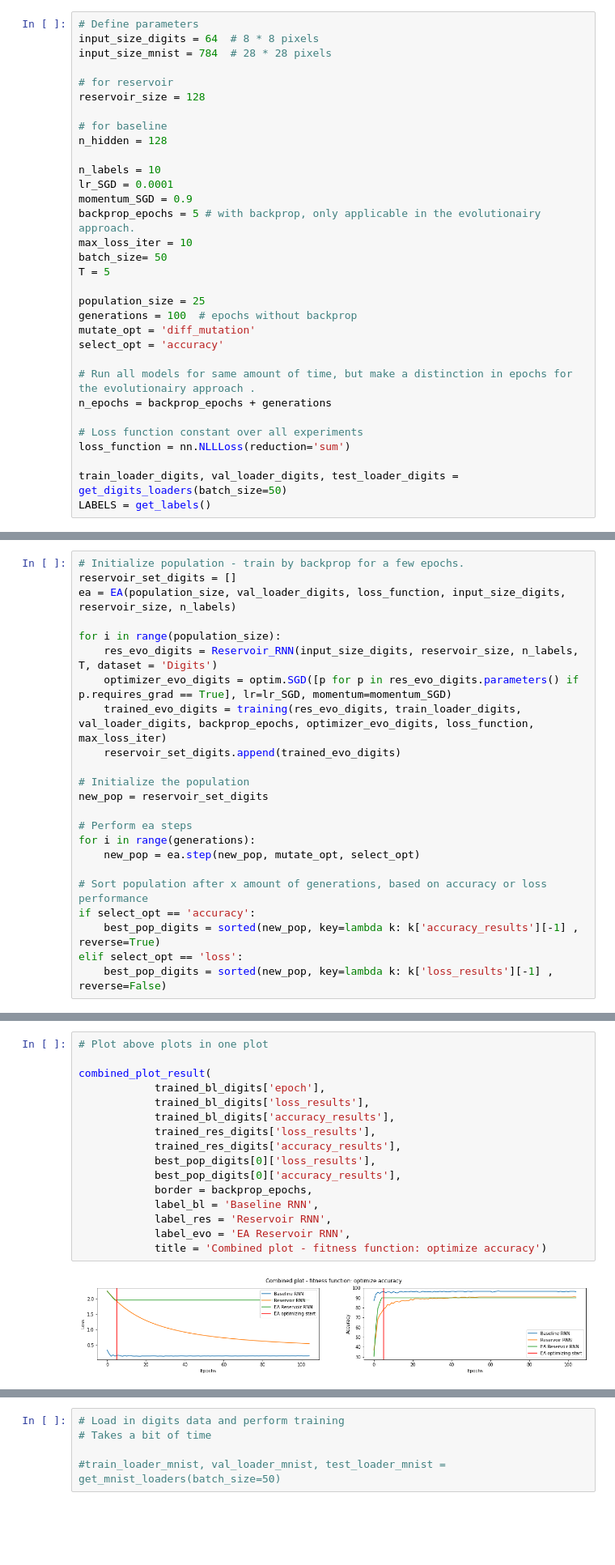
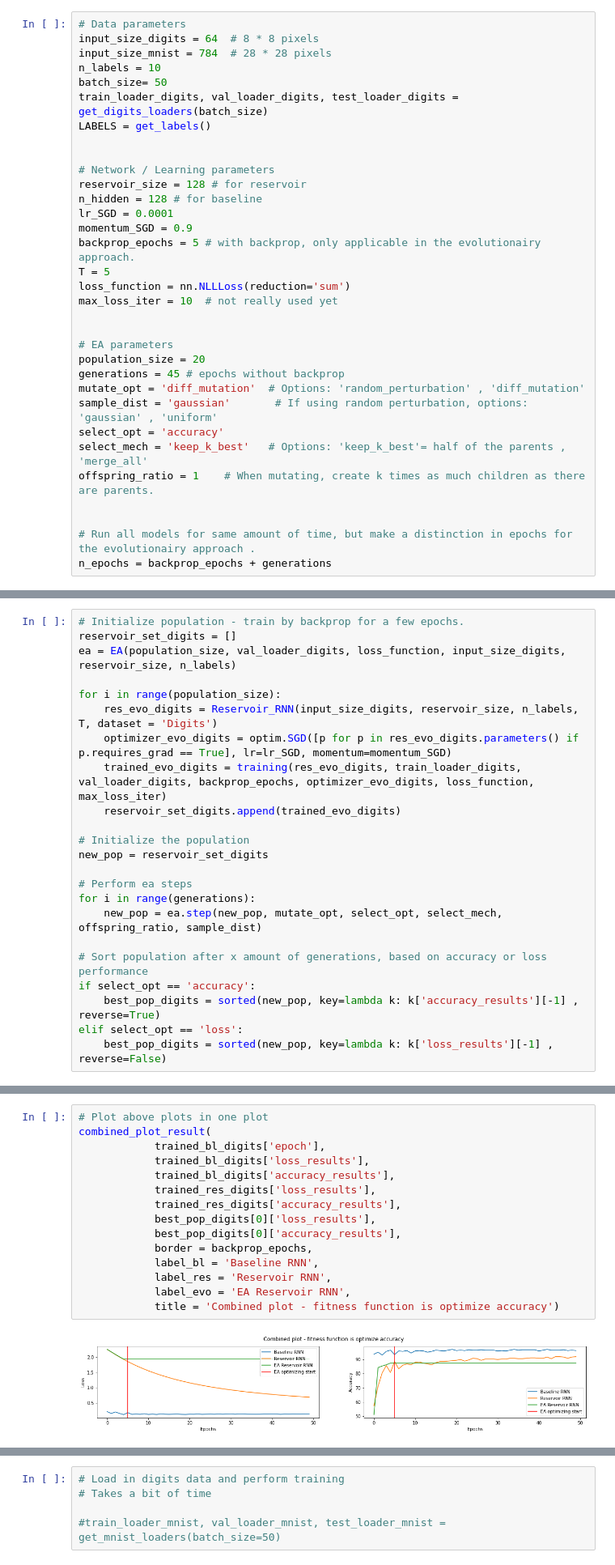
Before and after one commit to wiebetimmers/thesis_project, a Jupyter notebook: main.ipynb, the cells around one changed output, grey strips where cells are left out. Shown at 81% size. Saved outputs shown, nothing was run; the diff lists cells and outputs as text; blank space fills up the shorter version.

```diff
--- a/main.ipynb
+++ b/main.ipynb
@@ -16,32 +20,33 @@ from pytorch_model_summary import summary
 # %%
-# Define parameters
+# Data parameters
 input_size_digits = 64  # 8 * 8 pixels
 input_size_mnist = 784  # 28 * 28 pixels
+n_labels = 10
+batch_size= 50
+train_loader_digits, val_loader_digits, test_loader_digits = get_digits_loaders(batch_size)
+LABELS = get_labels()
 
-# for reservoir
-reservoir_size = 128
 
-# for baseline
-n_hidden = 128
-
-n_labels = 10
+# Network / Learning parameters
+reservoir_size = 128 # for reservoir
+n_hidden = 128 # for baseline
 lr_SGD = 0.0001
 momentum_SGD = 0.9
 backprop_epochs = 5 # with backprop, only applicable in the evolutionairy approach.
-max_loss_iter = 10
-batch_size= 50
 T = 5
+loss_function = nn.NLLLoss(reduction='sum')
+max_loss_iter = 10  # not really used yet
 
-population_size = 25
-generations = 100  # epochs without backprop
-mutate_opt = 'diff_mutation'
+
+# EA parameters
+population_size = 20
+generations = 45 # epochs without backprop
+mutate_opt = 'diff_mutation'  # Options: 'random_perturbation' , 'diff_mutation'
+sample_dist = 'gaussian'       # If using random perturbation, options: 'gaussian' , 'uniform'
 select_opt = 'accuracy'
+select_mech = 'keep_k_best'   # Options: 'keep_k_best'= half of the parents , 'merge_all'
+offspring_ratio = 1    # When mutating, create k times as much children as there are parents.
+
 
 # Run all models for same amount of time, but make a distinction in epochs for the evolutionairy approach .
 n_epochs = backprop_epochs + generations
-
-# Loss function constant over all experiments
-loss_function = nn.NLLLoss(reduction='sum')
-
-train_loader_digits, val_loader_digits, test_loader_digits = get_digits_loaders(batch_size=50)
-LABELS = get_labels()
@@ -85,7 +94,7 @@ new_pop = reservoir_set_digits
 
 # Perform ea steps
 for i in range(generations):
-    new_pop = ea.step(new_pop, mutate_opt, select_opt)
+    new_pop = ea.step(new_pop, mutate_opt, select_opt, select_mech, offspring_ratio, sample_dist)
 
 # Sort population after x amount of generations, based on accuracy or loss performance
 if select_opt == 'accuracy':
@@ -158,18 +170,17 @@ plot_results(best_pop_digits[0]['epoch'],
 # %%
 # Plot above plots in one plot
-
 combined_plot_result(
             trained_bl_digits['epoch'],
             trained_bl_digits['loss_results'],
             trained_bl_digits['accuracy_results'],
             trained_res_digits['loss_results'],
             trained_res_digits['accuracy_results'],
             best_pop_digits[0]['loss_results'],
             best_pop_digits[0]['accuracy_results'],
             border = backprop_epochs,
             label_bl = 'Baseline RNN',
             label_res = 'Reservoir RNN',
             label_evo = 'EA Reservoir RNN',
-            title = 'Combined plot - fitness function: optimize accuracy')
+            title = 'Combined plot - fitness function is optimize accuracy')
 # %% [output]
-[figure, old version]
+[figure, new version]
```
Also changed, not shown: parts of 15 cells of this notebook, 7 other files.
